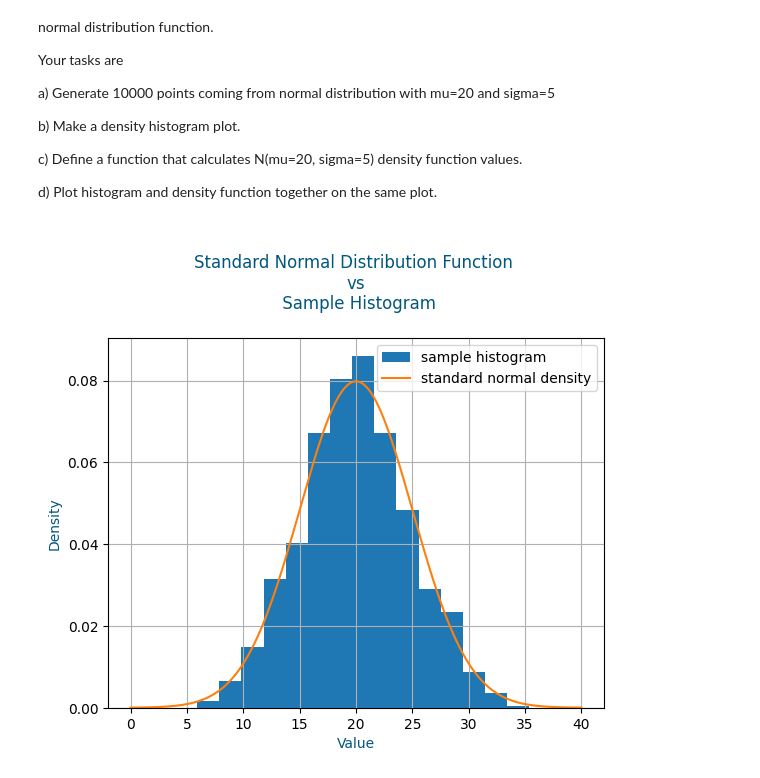
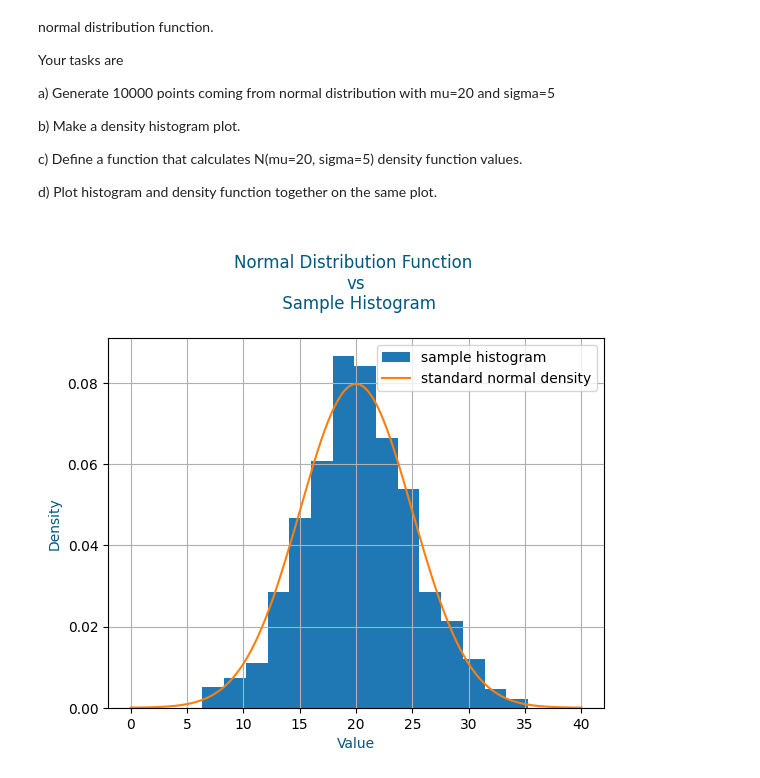
Before and after one commit to DainiusToleikis/DTA, a Jupyter notebook: 01_Numpy_Arrays.ipynb, the cells around one changed output. Saved outputs shown, nothing was run; the diff lists cells and outputs as text; code cells hidden in the pictures.

```diff
--- a/01_Numpy_Arrays.ipynb
+++ b/01_Numpy_Arrays.ipynb
@@ -560,32 +562,32 @@ import numpy as np
 def normal_df(x, mu=20, sigma=5):
     return 1 / sigma / np.sqrt(2*np.pi) * np.exp(-1/2 * ((x - mu)/sigma)**2)
 
 vectorized_normal_df = np.vectorize(normal_df)
 
 x = np.linspace(0, 40, 10000)
 y = vectorized_normal_df(x)
 
 font_color = "#01577d"
 
 
 # Sample from Standard Norma Distribution
 stnorm_points = np.random.normal(loc=20, scale=5, size=1000)
 plt.hist(stnorm_points, bins=15, density=True, label="sample histogram")
 
-plt.title("\nStandard Normal Distribution Function \nvs\n Sample Histogram\n", color=font_color)
+plt.title("\nNormal Distribution Function \nvs\n Sample Histogram\n", color=font_color)
 plt.ylabel("Density", fontsize=10, color=font_color)
 plt.xlabel("Value", fontsize=10, color=font_color)
 
 # Add Standard Normal Distribution Density Function
 plt.plot(x, y, label="standard normal density")
 
 # Add grid
 plt.grid()
 
 # Add legend
 plt.legend()
 
 # Display Plot
 plt.show()
 # %% [output]
-[figure, old version]
+[figure, new version]
```
Also changed, not shown: parts of 1 cell of this notebook.
